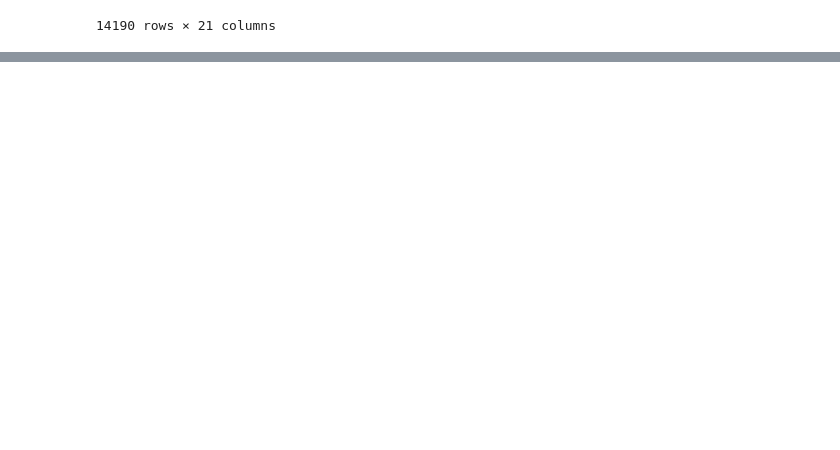
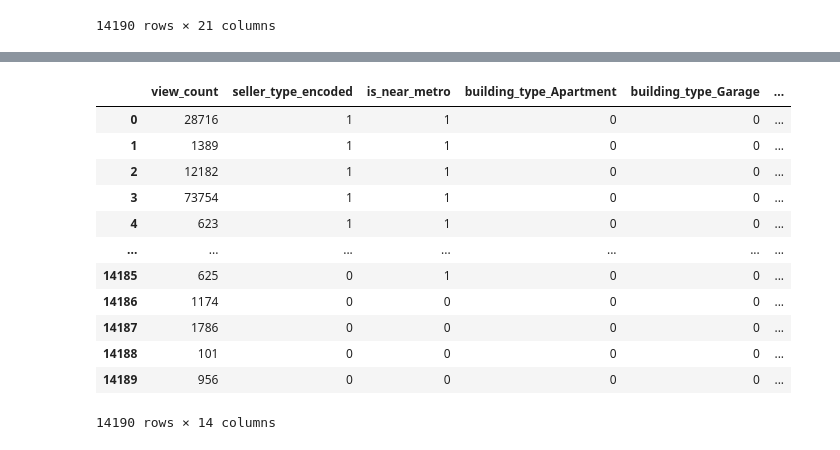
Before and after one commit to Ismat-Samadov/Home_Price_Prediciton, a Jupyter notebook: data_preparation/data_cleaning.ipynb, the cells around one changed output, grey strips where cells are left out. Saved outputs shown, nothing was run; the diff lists cells and outputs as text; code cells hidden in the pictures; blank space fills up the shorter version.

```diff
--- a/data_preparation/data_cleaning.ipynb
+++ b/data_preparation/data_cleaning.ipynb
@@ -474,0 +477,2 @@ main_data
+# %%
+features=main_data[features].reset_index( drop=True)
@@ -474,0 +481,25 @@ main_data
+# %%
+dummy_building_type = pd.get_dummies(features['building_type_unified'], prefix='building_type')
+features = pd.concat([features, dummy_building_type], axis=1)
+# %%
+for col in features.columns:
+    if features[col].dtype == bool:
+        features[col] = features[col].astype(int)
+# %%
+features.drop('building_type_unified', axis=1, inplace=True)
+# %%
+features
+# %% [output]
+|  | view_count | seller_type_encoded | is_near_metro | building_type_Apartment | building_type_Garage | ... |
+| 0 | 28716 | 1 | 1 | 0 | 0 | ... |
+| 1 | 1389 | 1 | 1 | 0 | 0 | ... |
+| 2 | 12182 | 1 | 1 | 0 | 0 | ... |
+| 3 | 73754 | 1 | 1 | 0 | 0 | ... |
+| 4 | 623 | 1 | 1 | 0 | 0 | ... |
+| ... | ... | ... | ... | ... | ... | ... |
+| 14185 | 625 | 0 | 1 | 0 | 0 | ... |
+| 14186 | 1174 | 0 | 0 | 0 | 0 | ... |
+| 14187 | 1786 | 0 | 0 | 0 | 0 | ... |
+| 14188 | 101 | 0 | 0 | 0 | 0 | ... |
+| 14189 | 956 | 0 | 0 | 0 | 0 | ... |
+14190 rows × 14 columns
```
Also changed, not shown: parts of 5 cells of this notebook, 1 other file.
